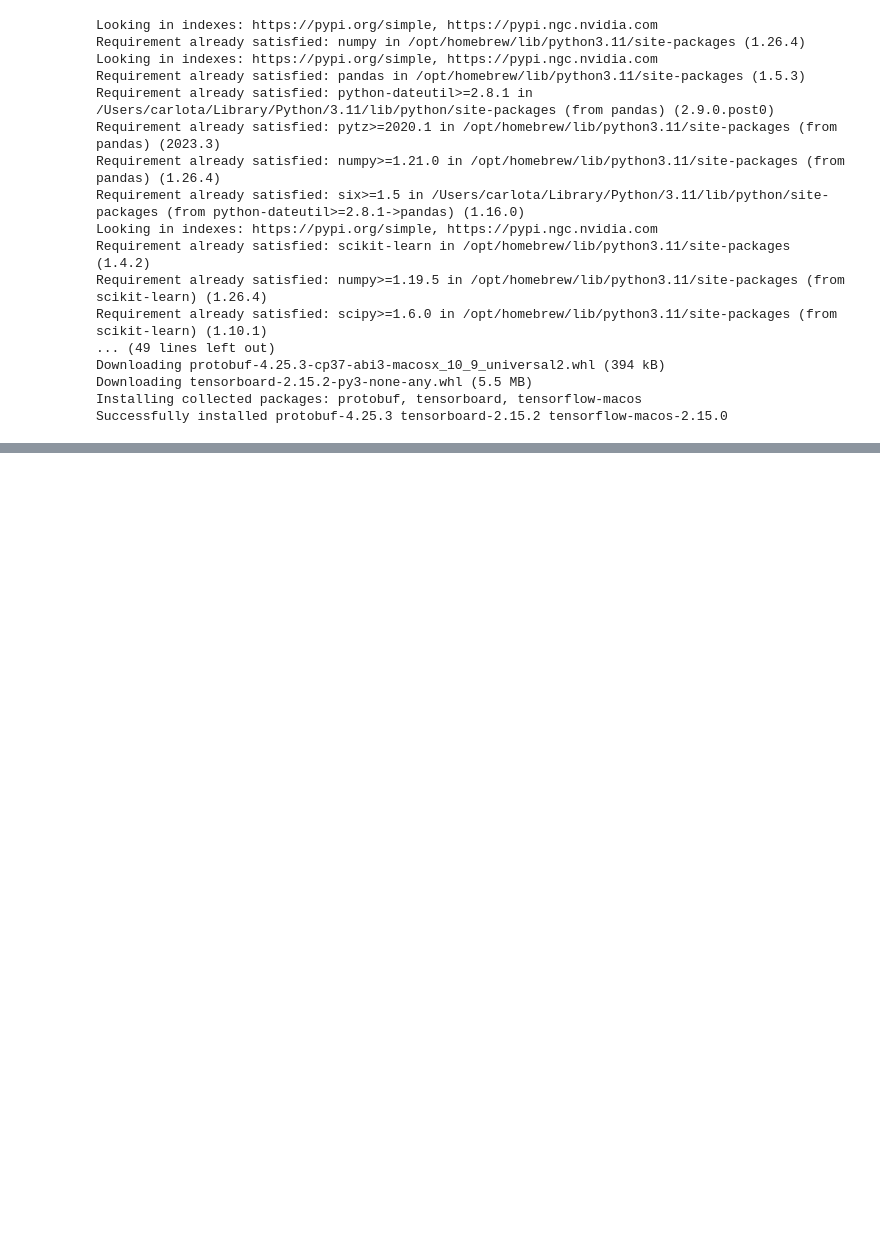
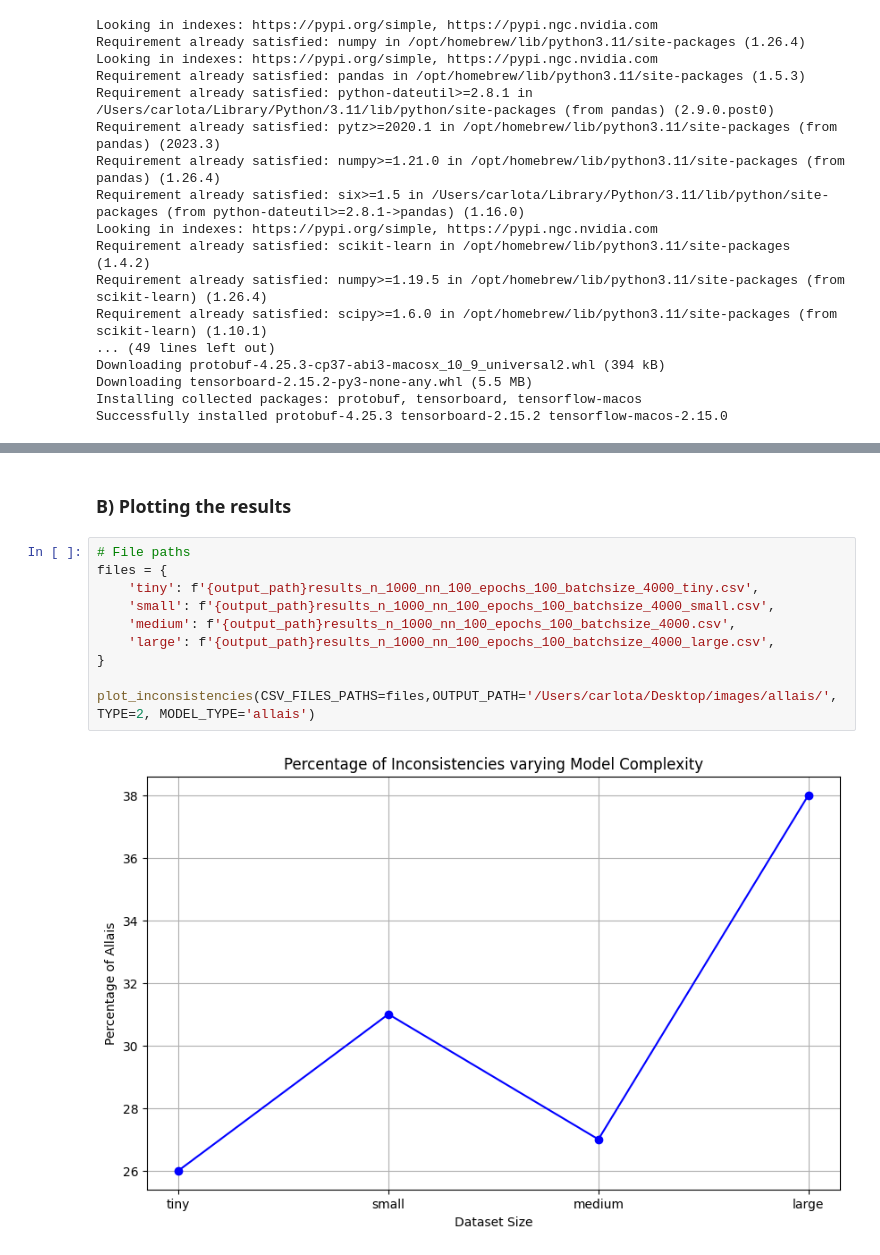
Before and after one commit to carlota-upm/tfg, a Jupyter notebook: TFG code.ipynb, the cells around one changed output, grey strips where cells are left out. Saved outputs shown, nothing was run; the diff lists cells and outputs as text; blank space fills up the shorter version.

```diff
--- a/TFG code.ipynb
+++ b/TFG code.ipynb
@@ -228,0 +1123,14 @@ Test Mean Squared Error: 0.8931582570075989
+# %% [markdown]
+### B) Plotting the results
+# %%
+# File paths
+files = {
+    'tiny': f'{output_path}results_n_1000_nn_100_epochs_100_batchsize_4000_tiny.csv',
+    'small': f'{output_path}results_n_1000_nn_100_epochs_100_batchsize_4000_small.csv',
+    'medium': f'{output_path}results_n_1000_nn_100_epochs_100_batchsize_4000.csv',
+    'large': f'{output_path}results_n_1000_nn_100_epochs_100_batchsize_4000_large.csv',
+}
+
+plot_inconsistencies(CSV_FILES_PATHS=files,OUTPUT_PATH='/Users/carlota/Desktop/images/allais/', TYPE=2, MODEL_TYPE='allais')
+# %% [output]
+[figure, added]
```
Also changed, not shown: parts of 95 cells of this notebook.
